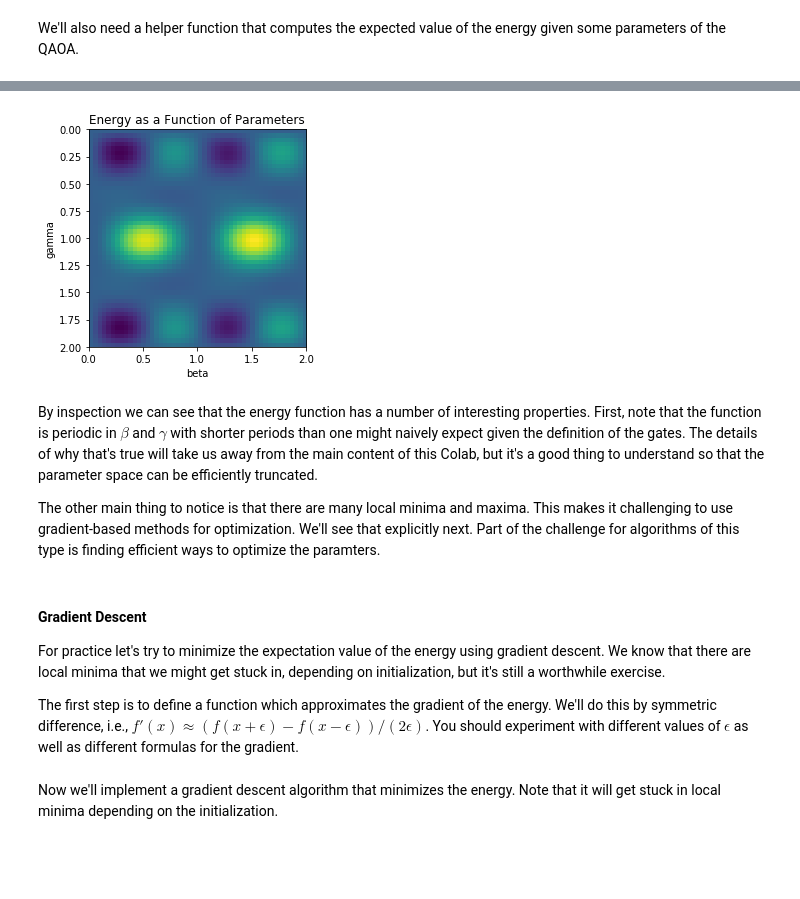
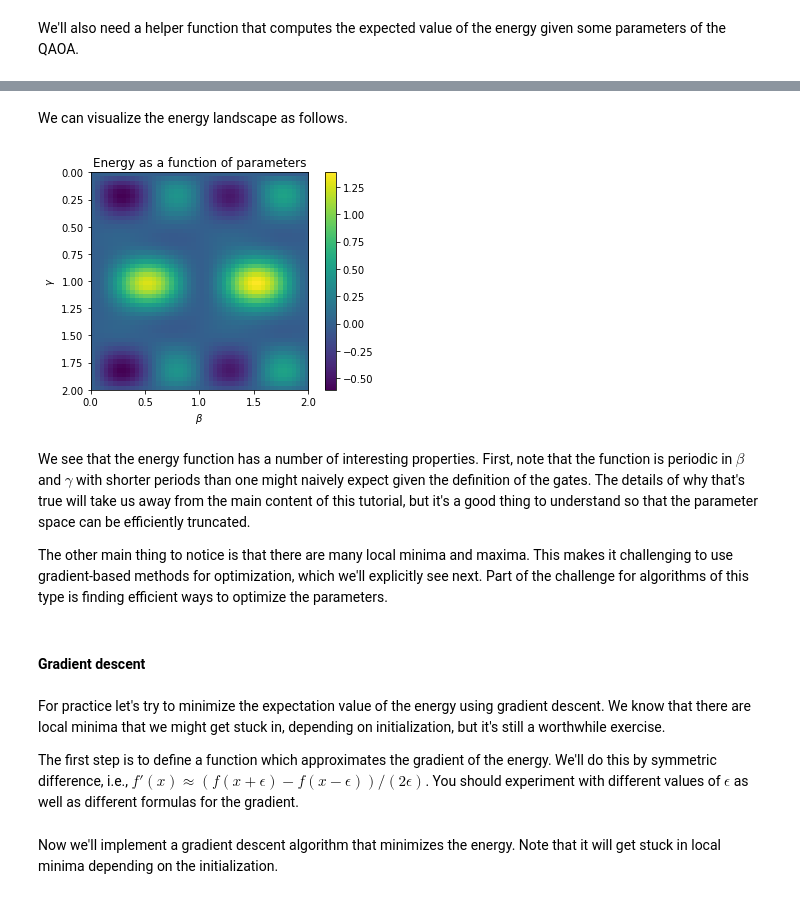
Before and after one commit to LiberoAphpollo/VQC-Cirq, a Jupyter notebook: docs/tutorials/educators/qaoa_ising.ipynb, the cells around one changed output, grey strips where cells are left out. Saved outputs shown, nothing was run; the diff lists cells and outputs as text; code cells hidden in the pictures; blank space fills up the shorter version.

Commit message:
Update/polish QAOA educators tutorial. (#3486)
- Update for current Cirq version.
- Fix typos, add clarifications, and other small improvements.

```diff
--- a/docs/tutorials/educators/qaoa_ising.ipynb
+++ b/docs/tutorials/educators/qaoa_ising.ipynb
@@ -315,0 +329,17 @@ print(qaoa)
+# %%
+"""Create the QAOA circuit."""
+# Use sympy.Symbols for the 𝛾 and β parameters.
+gamma = sympy.Symbol("𝛄")
+beta = sympy.Symbol("β")
+
+# Start in the H|0> state.
+qaoa = cirq.Circuit(cirq.H.on_each(qubits))
+
+# Implement the U(gamma, C) operator.
+qaoa.append(gamma_layer(gamma, h))
+
+# Implement the U(beta, B) operator.
+qaoa.append(beta_layer(beta), strategy=cirq.InsertStrategy.NEW_THEN_INLINE)
+
+# Display the QAOA circuit.
+qaoa
@@ -358,8 +408,9 @@ def energy_from_wavefunction(wf, h):
 # %% [markdown]
 We'll also need a helper function that computes the expected value of the energy given some parameters of the QAOA.
 # %%
-def energy_from_params(gamma, beta, qaoa, h):
+def energy_from_params(gamma_value, beta_value, qaoa, h):
+    """Returns the energy given values of the parameters."""
     sim = cirq.Simulator()
-    params = cirq.ParamResolver({'g':gamma, 'b':beta})
-    wf = sim.simulate(qaoa, param_resolver = params).final_state
+    params = cirq.ParamResolver({"𝛄": gamma_value, "β": beta_value})
+    wf = sim.simulate(qaoa, param_resolver=params).final_state_vector
     return energy_from_wavefunction(wf, h)
@@ -370,10 +421,14 @@ Now we need to figure out the best values of $\gamma$ and $\beta$ by minimizing
 # %%
-%%time
+"""Do a grid search over values of 𝛄 and β."""
+# Set the grid size and range of parameters.
 grid_size = 50
 gamma_max = 2
 beta_max = 2
 
-energies = np.zeros((grid_size,grid_size))
+# Do the grid search.
+energies = np.zeros((grid_size, grid_size))
 for i in range(grid_size):
     for j in range(grid_size):
-        energies[i,j] = energy_from_params(i*gamma_max/grid_size, j*beta_max/grid_size, qaoa, h)
+        energies[i, j] = energy_from_params(
+            i * gamma_max / grid_size, j * beta_max / grid_size, qaoa, h
+        )
@@ -383,17 +435,21 @@ Wall time: 17.9 s
+# %% [markdown]
+We can visualize the energy landscape as follows.
 # %%
-plt.ylabel('gamma')
-plt.xlabel('beta')
-plt.title('Energy as a Function of Parameters')
-plt.imshow(energies, extent=(0,beta_max,gamma_max,0));
+"""Plot the energy as a function of the parameters 𝛄 and β found in the grid search."""
+plt.ylabel(r"$\gamma$")
+plt.xlabel(r"$\beta$")
+plt.title("Energy as a function of parameters")
+plt.imshow(energies, extent=(0, beta_max, gamma_max, 0))
+plt.colorbar();
 # %% [output]
-[figure, old version]
+[figure, new version]
 # %% [markdown]
-By inspection we can see that the energy function has a number of interesting properties. First, note that the function is periodic in $\beta$ and $\gamma$ with shorter periods than one might naively expect given the definition of the gates. The details of why that's true will take us away from the main content of this Colab, but it's a good thing to understand so that the parameter space can be efficiently truncated.
+We see that the energy function has a number of interesting properties. First, note that the function is periodic in $\beta$ and $\gamma$ with shorter periods than one might naively expect given the definition of the gates. The details of why that's true will take us away from the main content of this tutorial, but it's a good thing to understand so that the parameter space can be efficiently truncated.
 
-The other main thing to notice is that there are many local minima and maxima. This makes it challenging to use gradient-based methods for optimization. We'll see that explicitly next. Part of the challenge for algorithms of this type is finding efficient ways to optimize the paramters.
+The other main thing to notice is that there are many local minima and maxima. This makes it challenging to use gradient-based methods for optimization, which we'll explicitly see next. Part of the challenge for algorithms of this type is finding efficient ways to optimize the parameters.
+# %% [markdown]
+#### Gradient descent
 # %% [markdown]
-#### Gradient Descent
-
 For practice let's try to minimize the expectation value of the energy using gradient descent. We know that there are local minima that we might get stuck in, depending on initialization, but it's still a worthwhile exercise.
 
 The first step is to define a function which approximates the gradient of the energy. We'll do this by symmetric difference, i.e., $f'(x) \approx (f(x+\epsilon)-f(x-\epsilon))/(2\epsilon)$. You should experiment with different values of $\epsilon$ as well as different formulas for the gradient.
```
Also changed, not shown: parts of 86 cells of this notebook.
